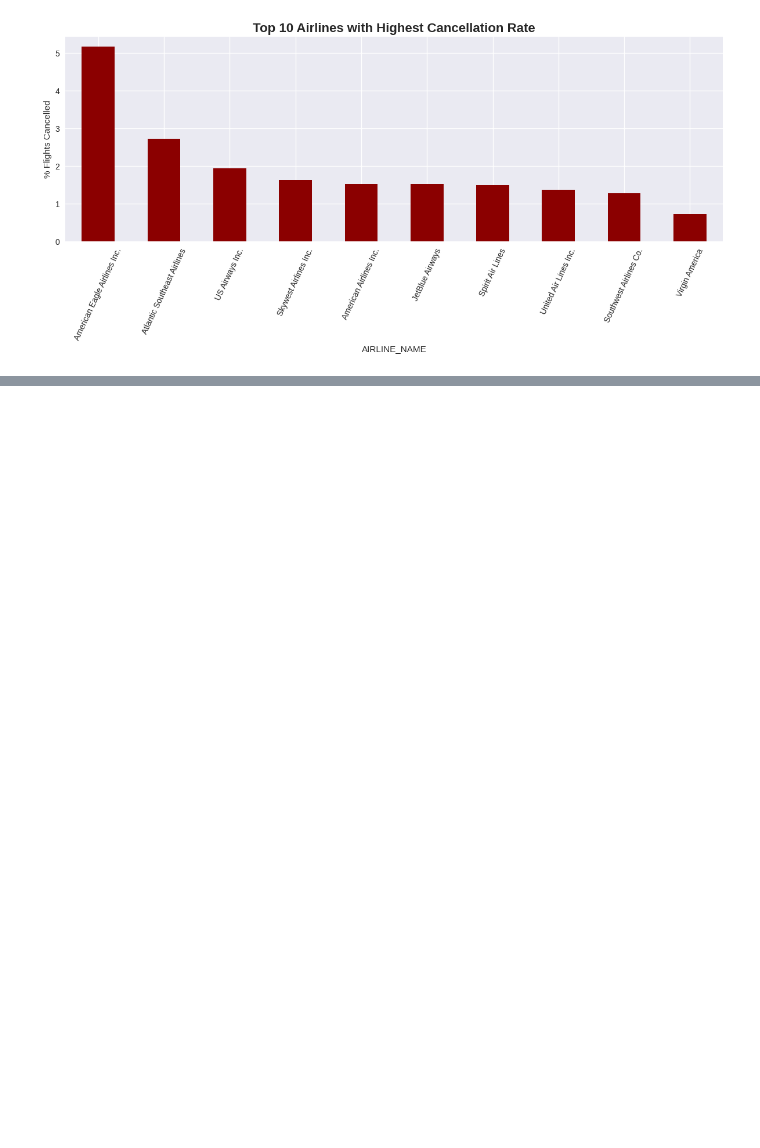
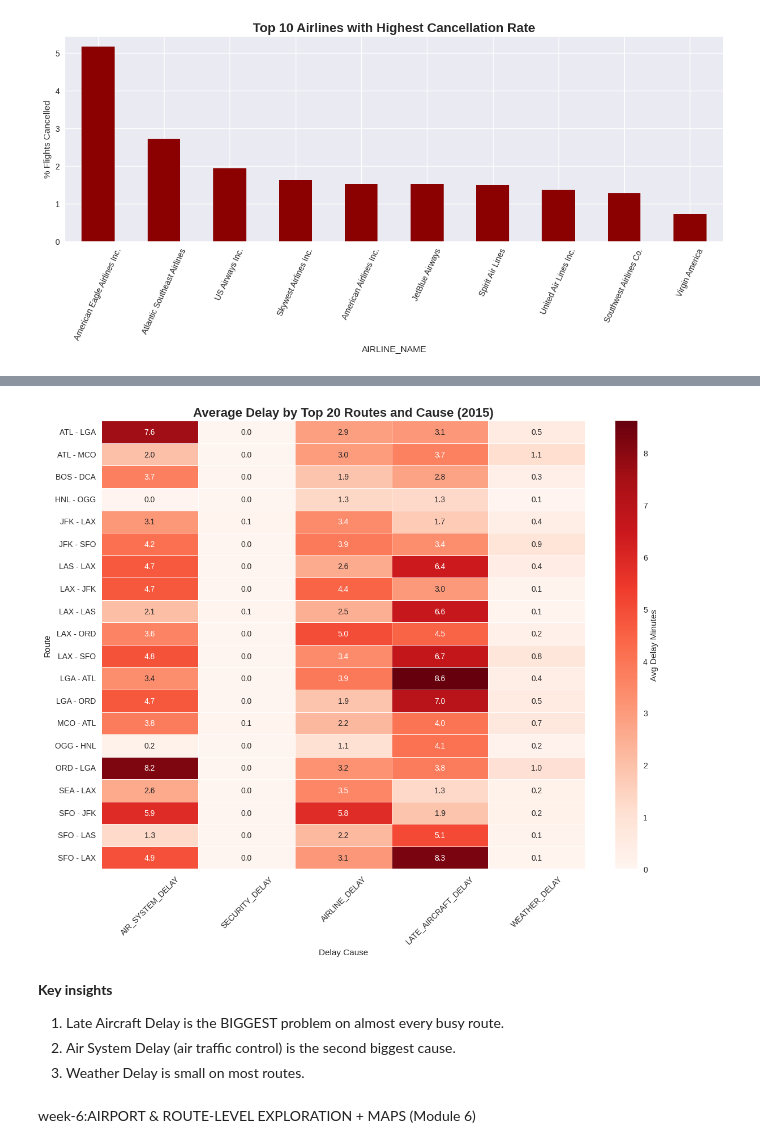
Before and after one commit to ryadavnitb/Batch-7, a Jupyter notebook: My_project_V2.ipynb, the cells around one changed output, grey strips where cells are left out. Cells and saved outputs as stored; diff of their text form; code cells hidden in the pictures; blank space fills up the shorter version.

```diff
--- a/My_project_V2.ipynb
+++ b/My_project_V2.ipynb
@@ -1316,0 +1316,25 @@ plt.show()
+# %%
+#5. Heatmap: Average Delay by Top 20 Routes and Delay Causes (Route-Level)
+
+top_routes = valid_flights['ROUTE'].value_counts().head(20).index
+# Delay causes columns
+delay_causes = ['AIR_SYSTEM_DELAY', 'SECURITY_DELAY', 'AIRLINE_DELAY', 'LATE_AIRCRAFT_DELAY', 'WEATHER_DELAY']
+route_cause_pivot = valid_flights[valid_flights['ROUTE'].isin(top_routes)].groupby('ROUTE')[delay_causes].mean()
+# Plot Heatmap
+plt.figure(figsize=(12, 10))
+sns.heatmap(route_cause_pivot, cmap='Reds', annot=True, fmt='.1f', linewidths=0.5, cbar_kws={'label': 'Avg Delay Minutes'})
+plt.title('Average Delay by Top 20 Routes and Cause (2015)', fontsize=16, fontweight='bold')
+plt.xlabel('Delay Cause')
+plt.ylabel('Route')
+plt.xticks(rotation=45)
+plt.tight_layout()
+plt.show()
+# %% [output]
+[figure, added]
+# %% [markdown]
+**Key insights**
+1. Late Aircraft Delay is the BIGGEST problem on almost every busy route.
+2. Air System Delay (air traffic control) is the second biggest cause.
+3. Weather Delay is small on most routes.
+# %% [markdown]
+week-6:AIRPORT & ROUTE-LEVEL EXPLORATION + MAPS (Module 6)
```
Also changed, not shown: parts of 24 cells of this notebook.
